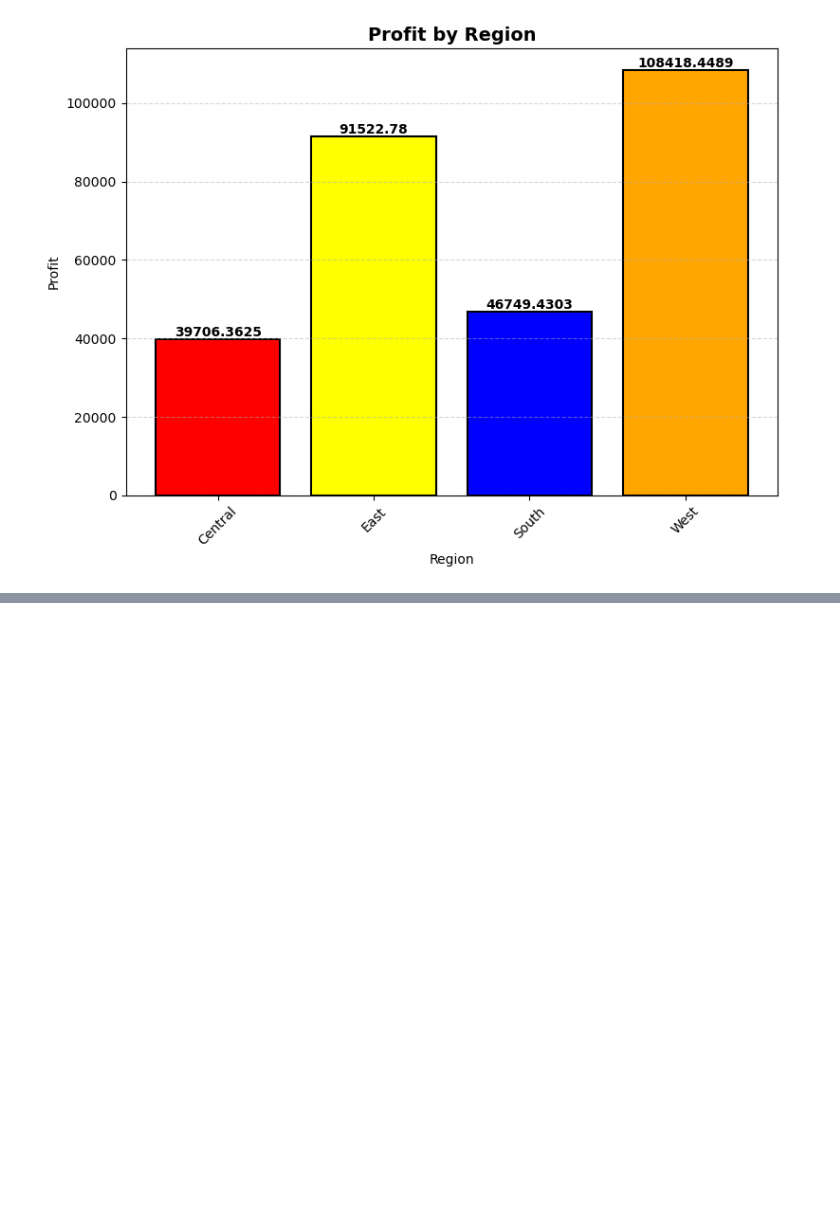
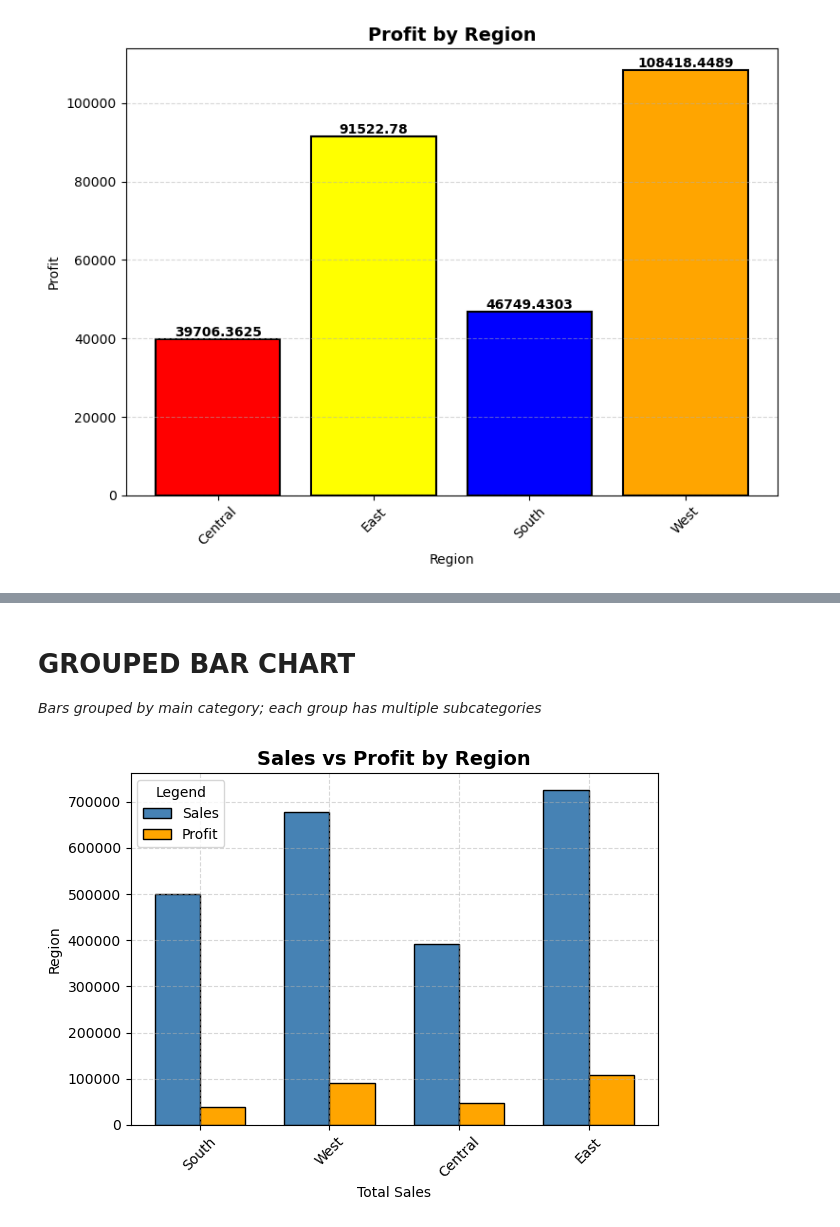
Before and after one commit to HarshilChawla/us-superstore-data-visualizations, a Jupyter notebook: code/notebooks/bar_plot.ipynb, the cells around one changed output, grey strips where cells are left out. Drawn from its saved outputs; the diff is of its cells as text; code cells hidden in the pictures; blank space fills up the shorter version.

```diff
--- a/code/notebooks/bar_plot.ipynb
+++ b/code/notebooks/bar_plot.ipynb
@@ -114,0 +103,40 @@ plt.show()
+# %% [markdown]
+# GROUPED BAR CHART
+*Bars grouped by main category; each group has multiple subcategories*
+# %%
+import numpy as np
+#Sales vs Profit by Region
+region = data['Region'].unique().tolist()
+t_sales = data.groupby('Region')['Sales'].sum().reset_index()
+t_profit = data.groupby('Region')['Profit'].sum().reset_index()
+sales = t_sales['Sales']
+profit = t_profit['Profit']
+
+x = np.arange(len(region))
+width = 0.35
+
+plt.bar(x-width/2,
+        sales,
+        width,
+        label = 'Sales',
+        color = 'steelblue',
+        edgecolor = 'black',
+        )
+plt.bar(x+width/2,
+        profit,
+        width,
+        label = 'Profit',
+        color = 'orange',
+        edgecolor = 'black',
+        )
+
+plt.xticks(x, region, rotation = 45)
+plt.title('Sales vs Profit by Region', fontsize=14, fontweight='bold')
+plt.xlabel('Total Sales')
+plt.ylabel('Region')
+plt.grid(True, linestyle='--', alpha=0.5)
+plt.legend(title = 'Legend')
+plt.tight_layout()
+plt.show()
+# %% [output]
+[figure, added]
```
Also changed, not shown: parts of 1 cell of this notebook.
